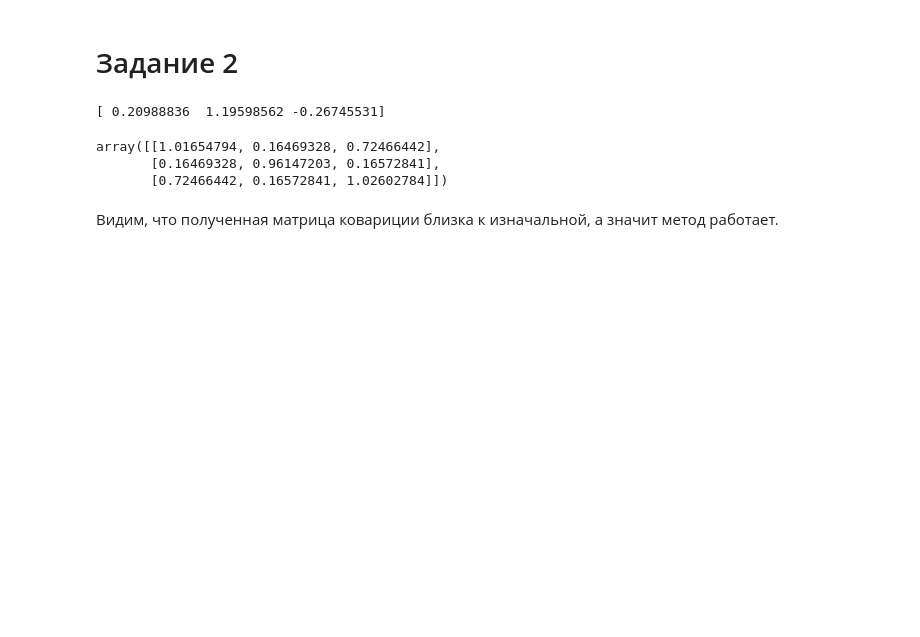
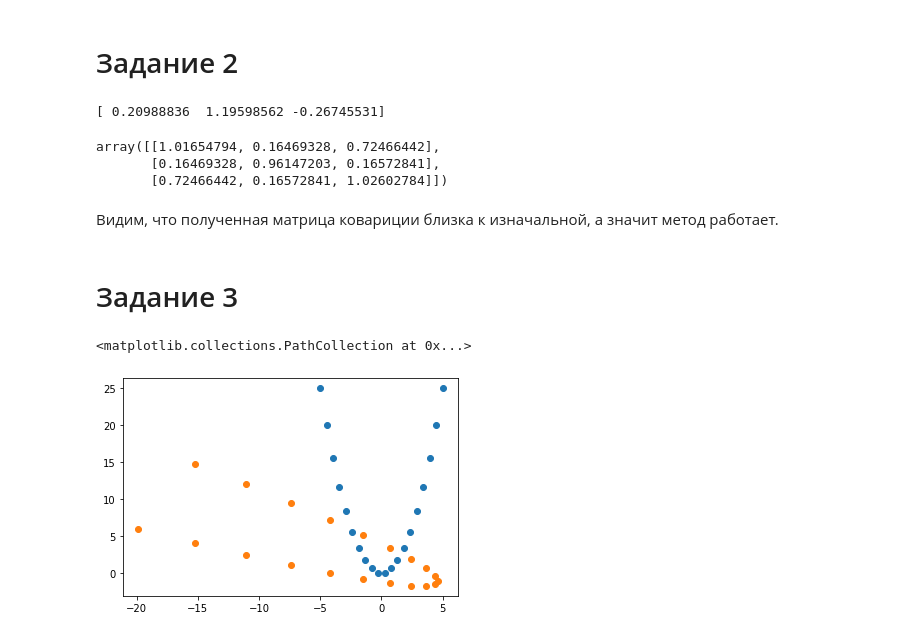
Before and after one commit to comradecoastal/computational_math_mipt, a Jupyter notebook: module_1/week_4/hw_1_4.ipynb, the cells around one changed output. Drawn from its saved outputs; the diff is of its cells as text; code cells hidden in the pictures; blank space fills up the shorter version.

```diff
--- a/module_1/week_4/hw_1_4.ipynb
+++ b/module_1/week_4/hw_1_4.ipynb
@@ -58,3 +128,22 @@ array([[1.01654794, 0.16469328, 0.72466442],
        [0.72466442, 0.16572841, 1.02602784]])
 # %% [markdown]
 Видим, что полученная матрица ковариции близка к изначальной, а значит метод работает.
+# %% [markdown]
+# Задание 3
+# %%
+# создаём множества точек
+x = np.linspace(-5, 5, 20)
+y = x ** 2
+X_0 = np.vstack((x,y))
+
+phi = np.pi * 0.345
+rot = np.array([[np.cos(phi), -np.sin(phi)],[np.sin(phi), np.cos(phi)]])
+trans = np.array([[4.56], [-1.33]])
+
+X_1 = rot @ X_0 + trans
+
+plt.scatter(X_0[0, :], X_0[1, :])
+plt.scatter(X_1[0, :], X_1[1, :])
+# %% [output]
+<matplotlib.collections.PathCollection at 0x...>
+[figure, added]
```
Also changed, not shown: parts of 17 cells of this notebook, 2 other files.
